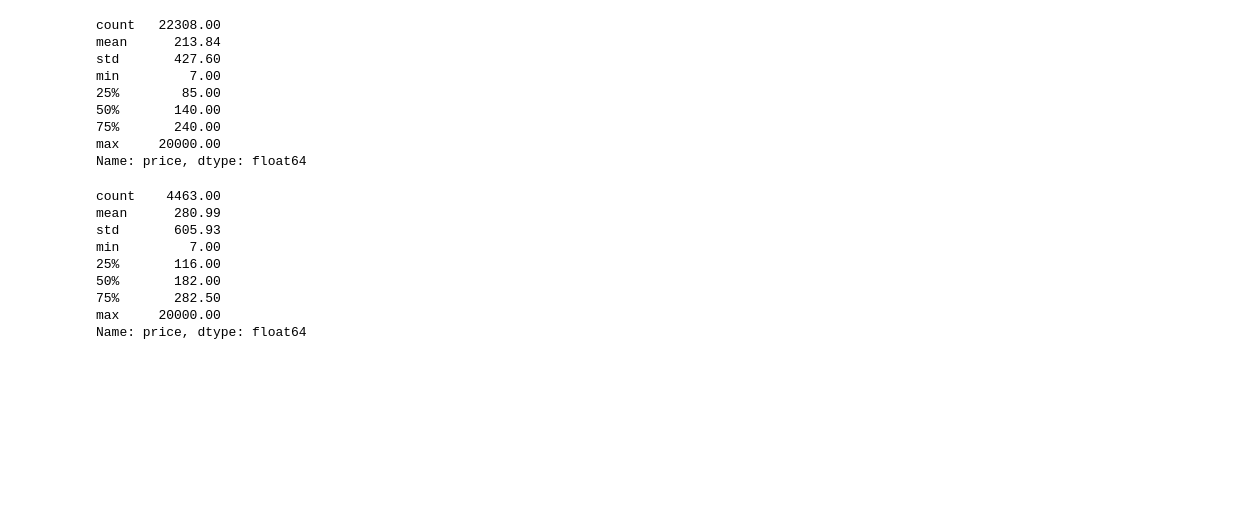
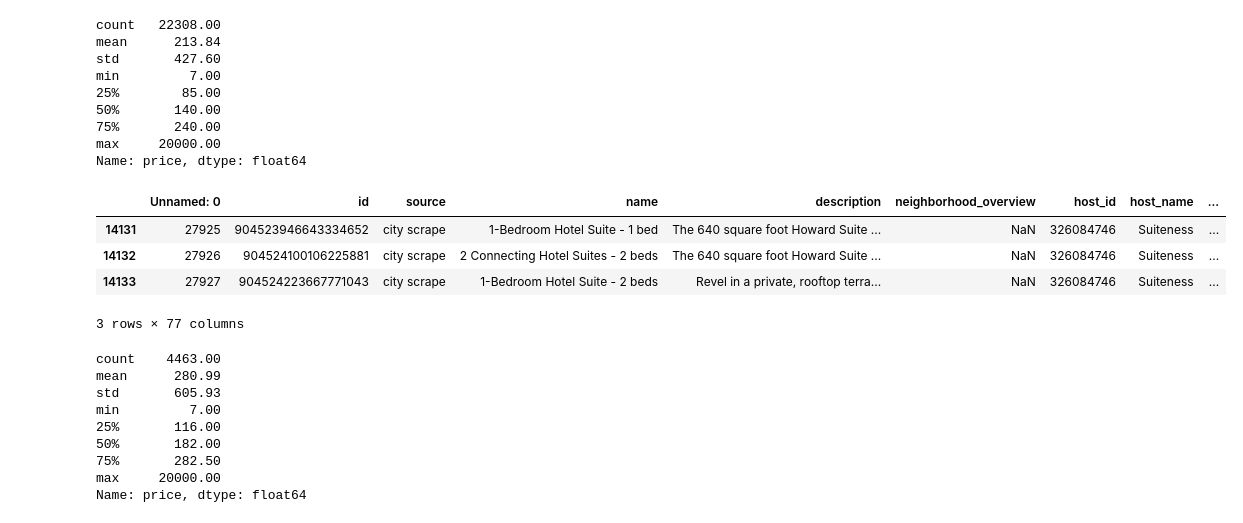
Before and after one commit to motimit/second_project, a Jupyter notebook: Chanhui_EDA/chanhui_eda_1.ipynb, the cells around one changed output. Saved outputs shown, nothing was run; the diff lists cells and outputs as text; code cells hidden in the pictures; blank space fills up the shorter version.

```diff
--- a/Chanhui_EDA/chanhui_eda_1.ipynb
+++ b/Chanhui_EDA/chanhui_eda_1.ipynb
@@ -17,7 +17,7 @@ elif platform.system() == 'Windows':  # Windows
 else:  # Linux (예: Colab, Ubuntu)
     plt.rcParams['font.family'] = 'NanumGothic'
 # %%
-df = pd.read_csv('./2025_Airbnb_NYC_listings.csv')
+df = pd.read_csv('../원본 데이터 셋/2025_Airbnb_NYC_listings.csv')
 df.shape
 # %% [output]
 (22308, 73)
@@ -279,6 +279,14 @@ min         7.00
 75%       240.00
 max     20000.00
 Name: price, dtype: float64
+# %%
+df[df['price'] == 20000]
+# %% [output]
+|  | Unnamed: 0 | id | source | name | description | neighborhood_overview | host_id | host_name | ... |
+| 14131 | 27925 | 904523946643334652 | city scrape | 1-Bedroom Hotel Suite - 1 bed | The 640 square foot Howard Suite ... | NaN | 326084746 | Suiteness | ... |
+| 14132 | 27926 | 904524100106225881 | city scrape | 2 Connecting Hotel Suites - 2 beds | The 640 square foot Howard Suite ... | NaN | 326084746 | Suiteness | ... |
+| 14133 | 27927 | 904524223667771043 | city scrape | 1-Bedroom Hotel Suite - 2 beds | Revel in a private, rooftop terra... | NaN | 326084746 | Suiteness | ... |
+3 rows × 77 columns
 # %%
 df[df['license'].notna()]['price'].describe()
 # %% [output]
```
Also changed, not shown: parts of 2 cells of this notebook, 3 other files.
